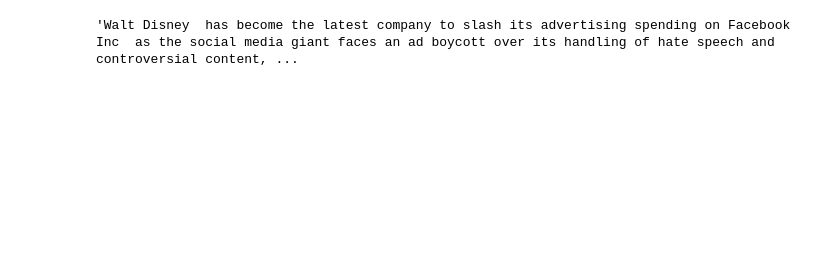
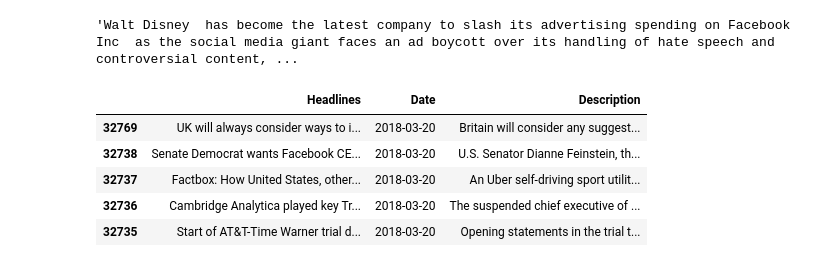
Before and after one commit to Mildsauce9/Stock-data-retrieval, a Jupyter notebook: load_news.ipynb, the cells around one changed output. Cells and saved outputs as stored; diff of their text form; code cells hidden in the pictures; blank space fills up the shorter version.

```diff
--- a/load_news.ipynb
+++ b/load_news.ipynb
@@ -392,3 +410,12 @@ for i in symbolAndSecurityName.values():
 df_reuters['Description'][1]
 # %% [output]
 'Walt Disney  has become the latest company to slash its advertising spending on Facebook Inc  as the social media giant faces an ad boycott over its handling of hate speech and controversial content, ...
+# %%
+df_reuters.head()
+# %% [output]
+|  | Headlines | Date | Description |
+| 32769 | UK will always consider ways to i... | 2018-03-20 | Britain will consider any suggest... |
+| 32738 | Senate Democrat wants Facebook CE... | 2018-03-20 | U.S. Senator Dianne Feinstein, th... |
+| 32737 | Factbox: How United States, other... | 2018-03-20 | An Uber self-driving sport utilit... |
+| 32736 | Cambridge Analytica played key Tr... | 2018-03-20 | The suspended chief executive of ... |
+| 32735 | Start of AT&T-Time Warner trial d... | 2018-03-20 | Opening statements in the trial t... |
```
Also changed, not shown: parts of 16 cells of this notebook, 4 other files.
